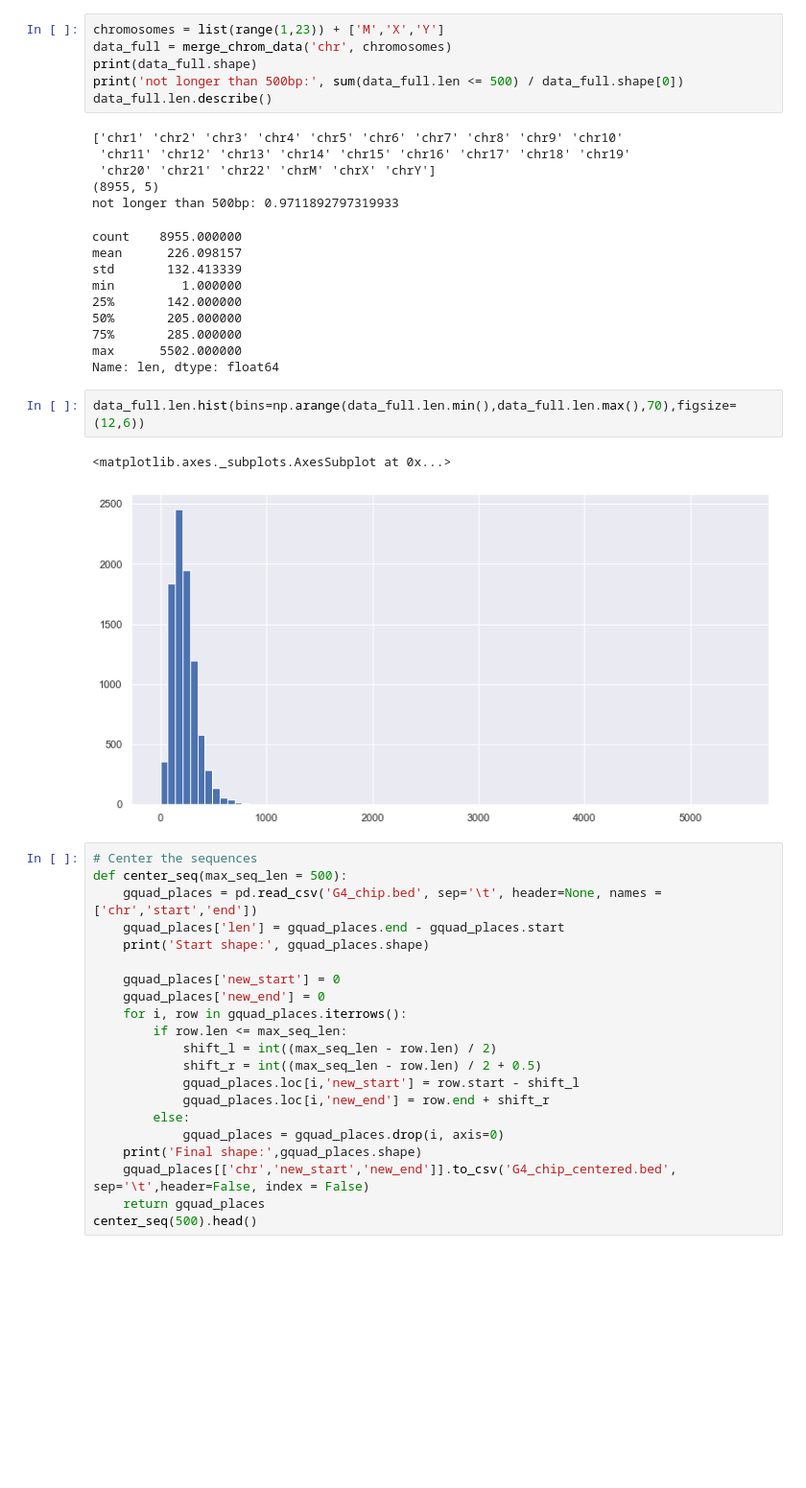
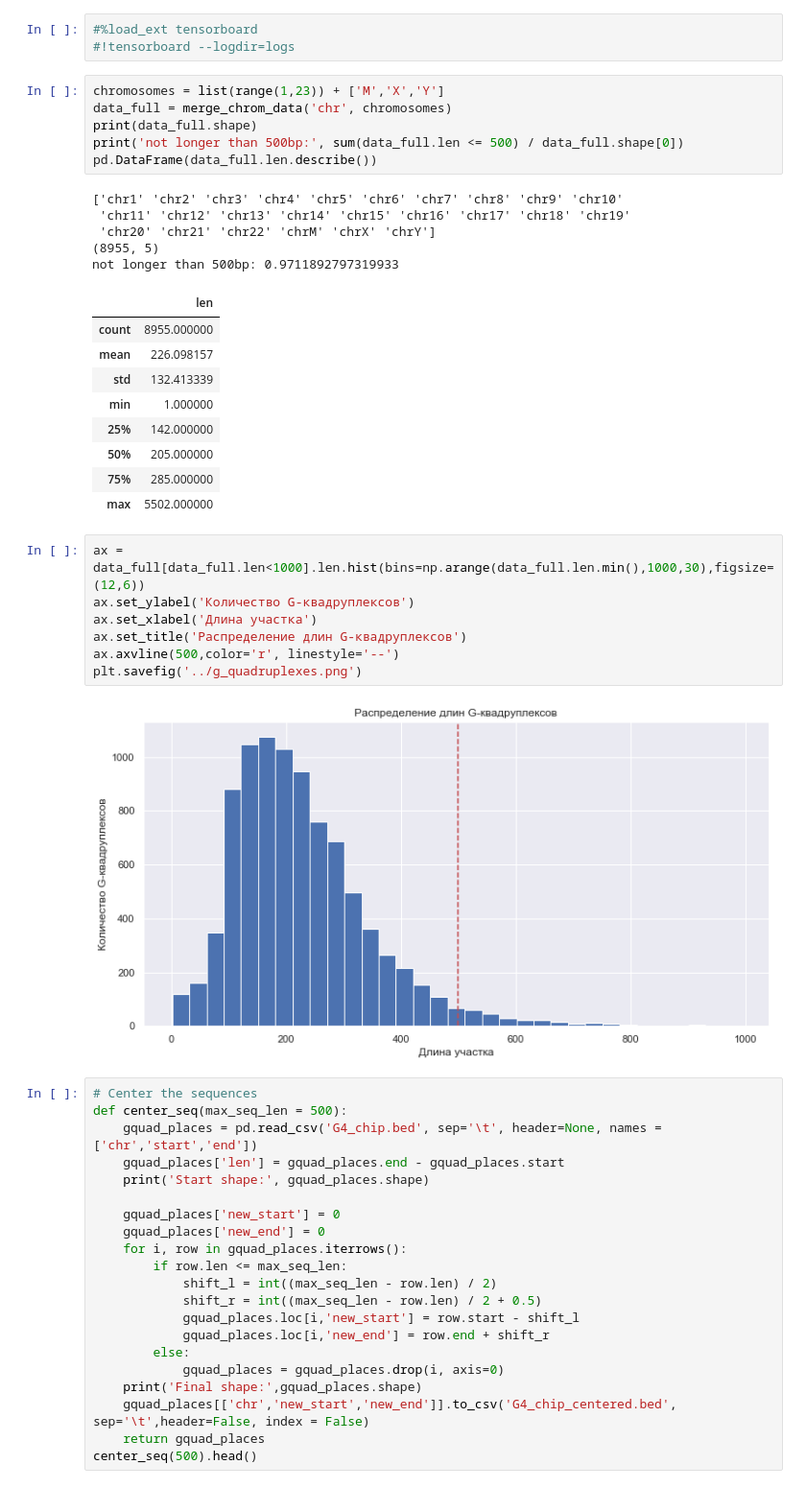
Before and after one commit to Vasyka/DeepGQuad, a Jupyter notebook: scripts/Base.ipynb, the cells around one changed output. Shown at 96% size. Cells and saved outputs as stored; diff of their text form; blank space fills up the shorter version.

```diff
--- a/scripts/Base.ipynb
+++ b/scripts/Base.ipynb
@@ -31,30 +32,37 @@ os.listdir()[:3]
 ['chr15.fa.fai', 'chr19.fa.fai', 'chr4.fa']
+# %%
+#%load_ext tensorboard
+#!tensorboard --logdir=logs
 # %%
 chromosomes = list(range(1,23)) + ['M','X','Y']
 data_full = merge_chrom_data('chr', chromosomes)
 print(data_full.shape)
 print('not longer than 500bp:', sum(data_full.len <= 500) / data_full.shape[0])
-data_full.len.describe()
+pd.DataFrame(data_full.len.describe())
 # %% [output]
 ['chr1' 'chr2' 'chr3' 'chr4' 'chr5' 'chr6' 'chr7' 'chr8' 'chr9' 'chr10'
  'chr11' 'chr12' 'chr13' 'chr14' 'chr15' 'chr16' 'chr17' 'chr18' 'chr19'
  'chr20' 'chr21' 'chr22' 'chrM' 'chrX' 'chrY']
 (8955, 5)
 not longer than 500bp: 0.9711892797319933
-count    8955.000000
-mean      226.098157
-std       132.413339
-min         1.000000
-25%       142.000000
-50%       205.000000
-75%       285.000000
-max      5502.000000
-Name: len, dtype: float64
+|  | len |
+| count | 8955.000000 |
+| mean | 226.098157 |
+| std | 132.413339 |
+| min | 1.000000 |
+| 25% | 142.000000 |
+| 50% | 205.000000 |
+| 75% | 285.000000 |
+| max | 5502.000000 |
-# %%
-data_full.len.hist(bins=np.arange(data_full.len.min(),data_full.len.max(),70),figsize=(12,6))
-# %% [output]
-<matplotlib.axes._subplots.AxesSubplot at 0x...>
-[figure, removed]
+# %%
+ax = data_full[data_full.len<1000].len.hist(bins=np.arange(data_full.len.min(),1000,30),figsize=(12,6))
+ax.set_ylabel('Количество G-квадруплексов')
+ax.set_xlabel('Длина участка')
+ax.set_title('Распределение длин G-квадруплексов')
+ax.axvline(500,color='r', linestyle='--')
+plt.savefig('../g_quadruplexes.png')
+# %% [output]
+[figure, added]
 # %%
 # Center the sequences
 def center_seq(max_seq_len = 500):
```
Also changed, not shown: parts of 12 cells of this notebook, 18 other files.
